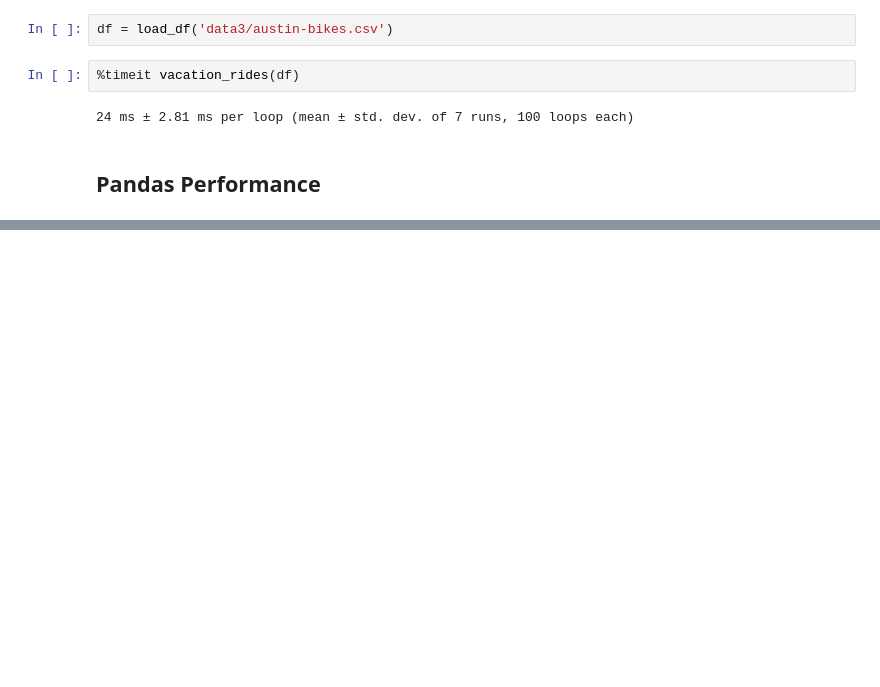
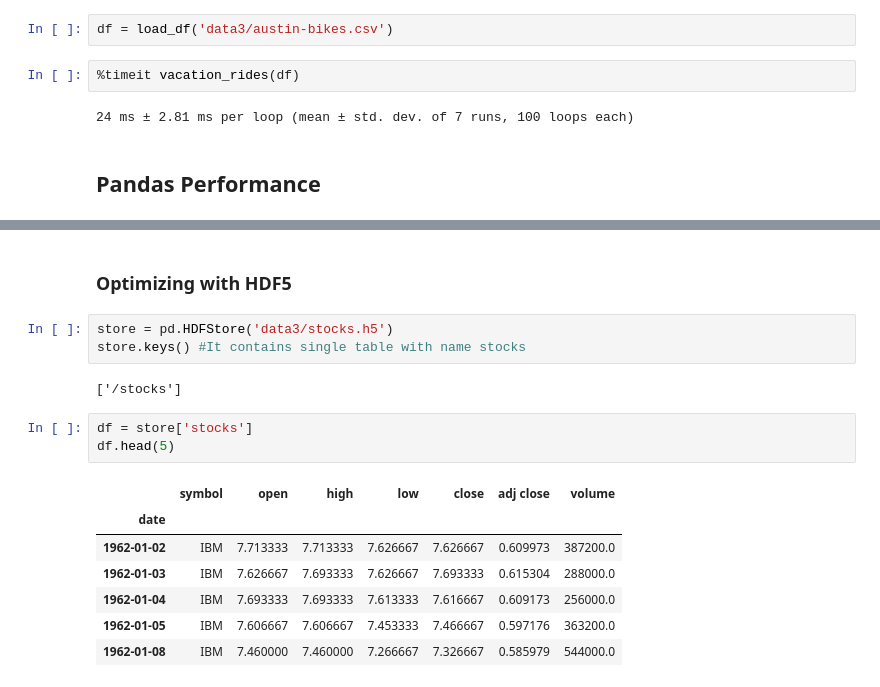
Before and after one commit to Sagar-modelling/Faster_pandas, a Jupyter notebook: vectorization.ipynb, the cells around one changed output, grey strips where cells are left out. Drawn from its saved outputs; the diff is of its cells as text; blank space fills up the shorter version.

```diff
--- a/vectorization.ipynb
+++ b/vectorization.ipynb
@@ -275,0 +580,18 @@ df.head(2)
+# %% [markdown]
+### Optimizing with HDF5
+# %%
+store = pd.HDFStore('data3/stocks.h5')
+store.keys() #It contains single table with name stocks
+# %% [output]
+['/stocks']
+# %%
+df = store['stocks']
+df.head(5)
+# %% [output]
+|  | symbol | open | high | low | close | adj close | volume |
+| date |  |  |  |  |  |  |  |
+| 1962-01-02 | IBM | 7.713333 | 7.713333 | 7.626667 | 7.626667 | 0.609973 | 387200.0 |
+| 1962-01-03 | IBM | 7.626667 | 7.693333 | 7.626667 | 7.693333 | 0.615304 | 288000.0 |
+| 1962-01-04 | IBM | 7.693333 | 7.693333 | 7.613333 | 7.616667 | 0.609173 | 256000.0 |
+| 1962-01-05 | IBM | 7.606667 | 7.606667 | 7.453333 | 7.466667 | 0.597176 | 363200.0 |
+| 1962-01-08 | IBM | 7.460000 | 7.460000 | 7.266667 | 7.326667 | 0.585979 | 544000.0 |
```
Also changed, not shown: parts of 60 cells of this notebook.
